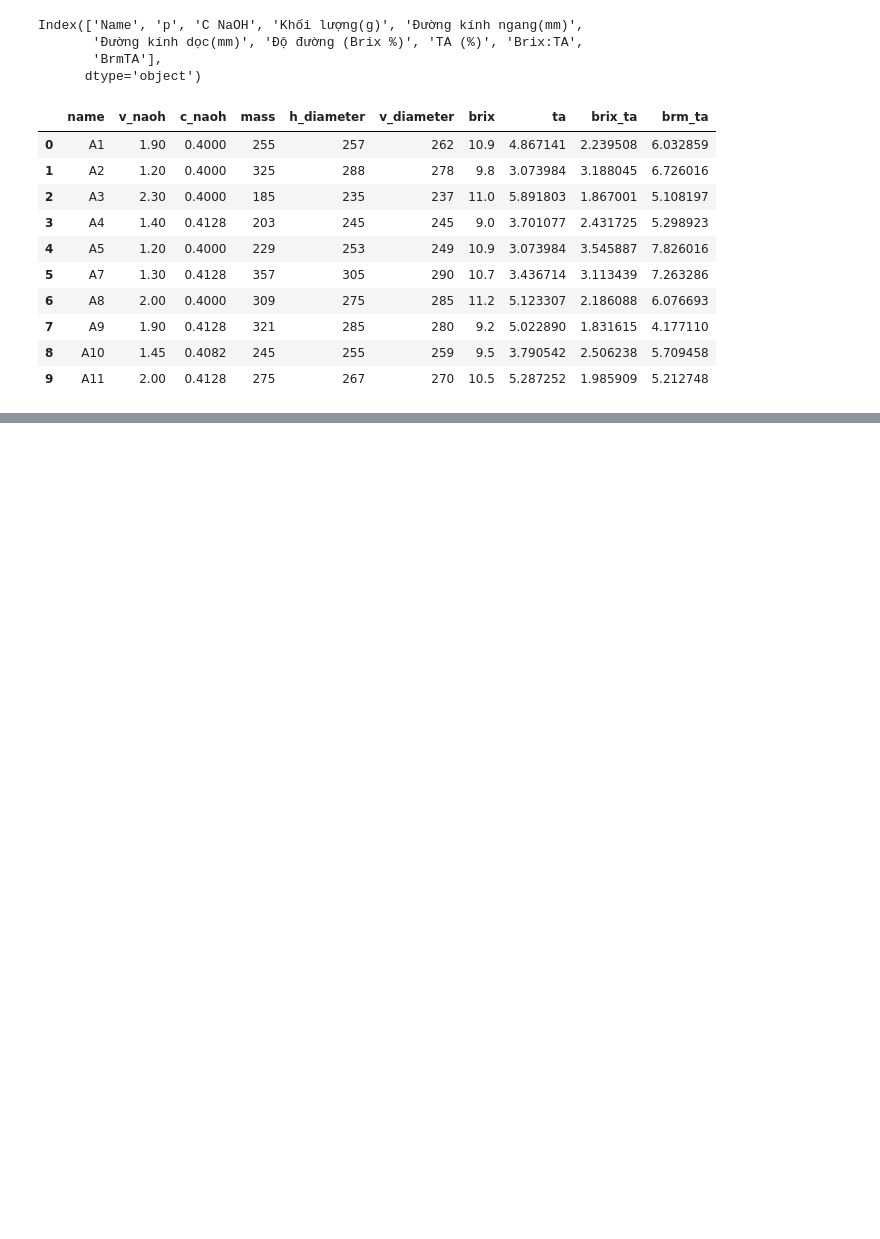
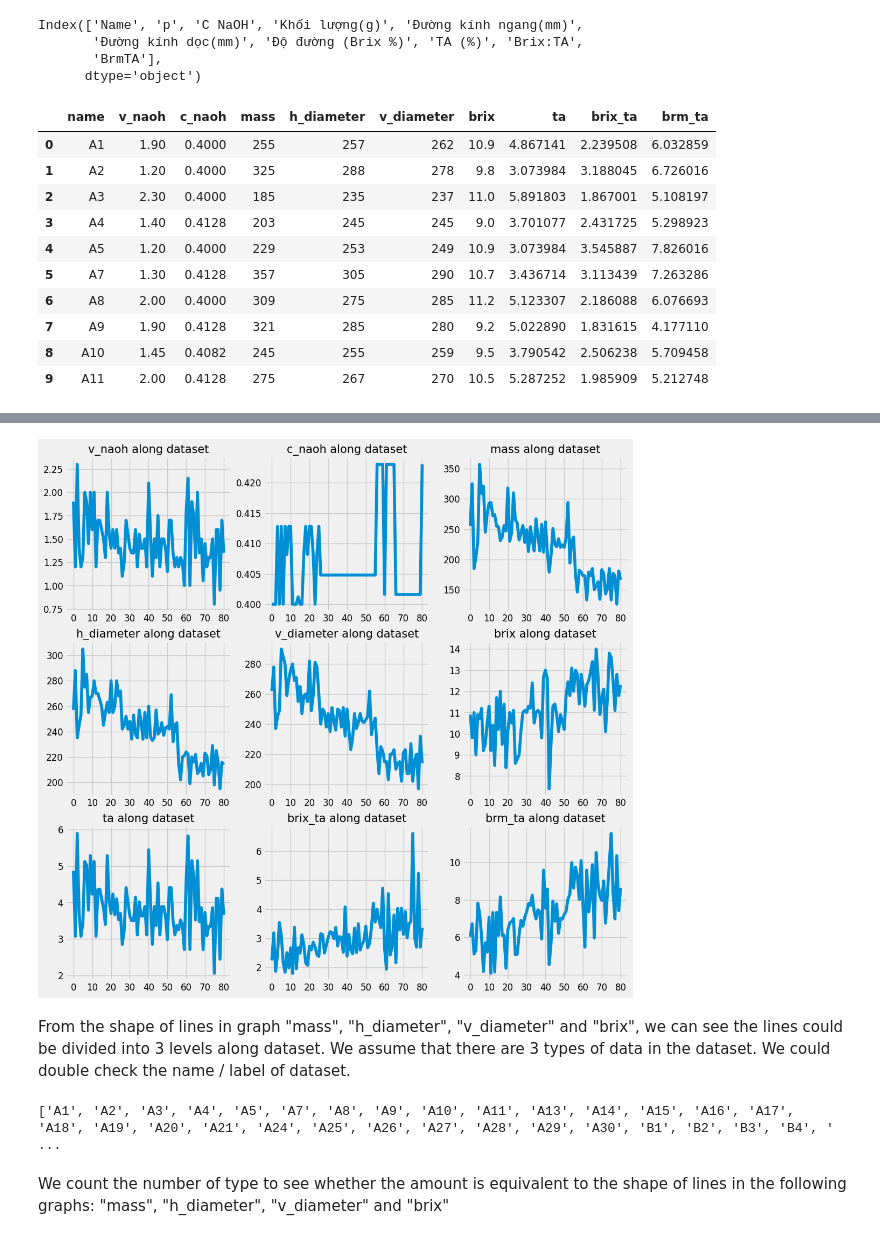
Before and after one commit to DucTrung1802/DS, a Jupyter notebook: Orange/orange.ipynb, the cells around one changed output, grey strips where cells are left out. Saved outputs shown, nothing was run; the diff lists cells and outputs as text; code cells hidden in the pictures; blank space fills up the shorter version.

Commit message:
CHECKPOINT: orange

```diff
--- a/Orange/orange.ipynb
+++ b/Orange/orange.ipynb
@@ -7,6 +7,8 @@ import numpy as np
 import pandas as pd
 import matplotlib.pyplot as plt
 import seaborn as sns
+# %%
+plt.style.use("fivethirtyeight")
 # %% [markdown]
 ## Import data
 # %%
@@ -67,0 +84,23 @@ dataset.head(10)
+# %%
+x = np.arange(len(dataset))
+figs, axes = plt.subplots(3, 3, figsize=(12, 12))
+
+for i in range(3):
+    for j in range(3):
+        ax = axes[i][j]
+        index = i * 3 + j + 1
+        ax.plot(x, dataset.iloc[:, index])
+        ax.set_title(f"{dataset.columns[index]} along dataset", size=15)
+        ax.xaxis.set_tick_params(labelsize=12)
+        ax.xaxis.set_ticks(np.arange(0, len(dataset), 10))
+        ax.yaxis.set_tick_params(labelsize=12)
+# %% [output]
+[figure, added]
+# %% [markdown]
+From the shape of lines in graph "mass", "h_diameter", "v_diameter" and "brix", we can see the lines could be divided into 3 levels along dataset. We assume that there are 3 types of data in the dataset. We could double check the name / label of dataset.
+# %%
+print(dataset["name"].to_list())
+# %% [output]
+['A1', 'A2', 'A3', 'A4', 'A5', 'A7', 'A8', 'A9', 'A10', 'A11', 'A13', 'A14', 'A15', 'A16', 'A17', 'A18', 'A19', 'A20', 'A21', 'A24', 'A25', 'A26', 'A27', 'A28', 'A29', 'A30', 'B1', 'B2', 'B3', 'B4', ' ...
+# %% [markdown]
+We count the number of type to see whether the amount is equivalent to the shape of lines in the following graphs: "mass", "h_diameter", "v_diameter" and "brix"
```
Also changed, not shown: parts of 4 cells of this notebook.
